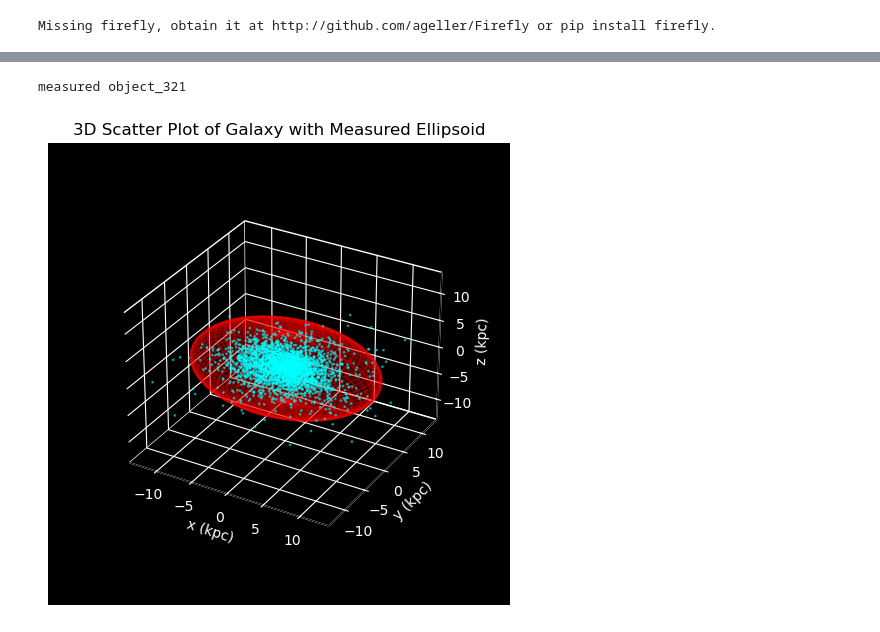
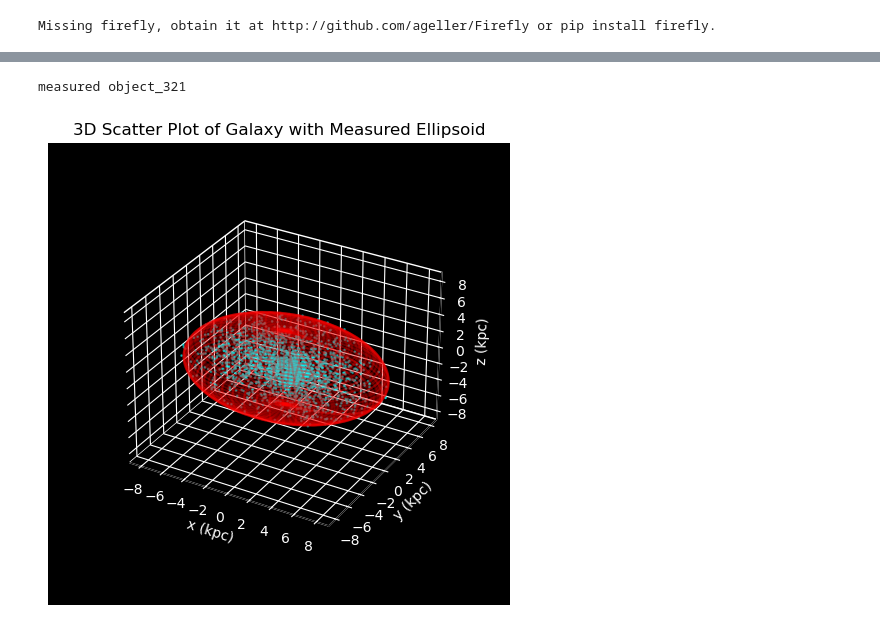
Before and after one commit to Solaceonx/FIRE-Geometry, a Jupyter notebook: outliers.ipynb, the cells around one changed output, grey strips where cells are left out. Saved outputs shown, nothing was run; the diff lists cells and outputs as text; code cells hidden in the pictures.

```diff
--- a/outliers.ipynb
+++ b/outliers.ipynb
@@ -64,12 +64,12 @@ measured object_321
 # %%
 sim_input = ['object_321']
 output_file = 'object_321_2.csv'
-results = mg.outlier_shape3d(sim_input, output_file, cutoff_radius = 25, cm = [20, 75, 70], FIREBox=1)
+results = mg.outlier_shape3d(sim_input, output_file, cutoff_radius = 20, cm = [20, 85, 70], FIREBox=1)
 galaxy = results[0]['remaining_galaxy']
 x, p, q = results[0]['max_radius'], results[0]['b/a'], results[0]['c/a']
 y, z = x*p, x*q
 gplot.scatter_ellipsoid_3d(galaxy, axis_lengths=(x, y, z))
 # %% [output]
 measured object_321
-[figure, old version]
+[figure, new version]
 # %%
```
Also changed, not shown: parts of 11 cells of this notebook, 9 other files.
